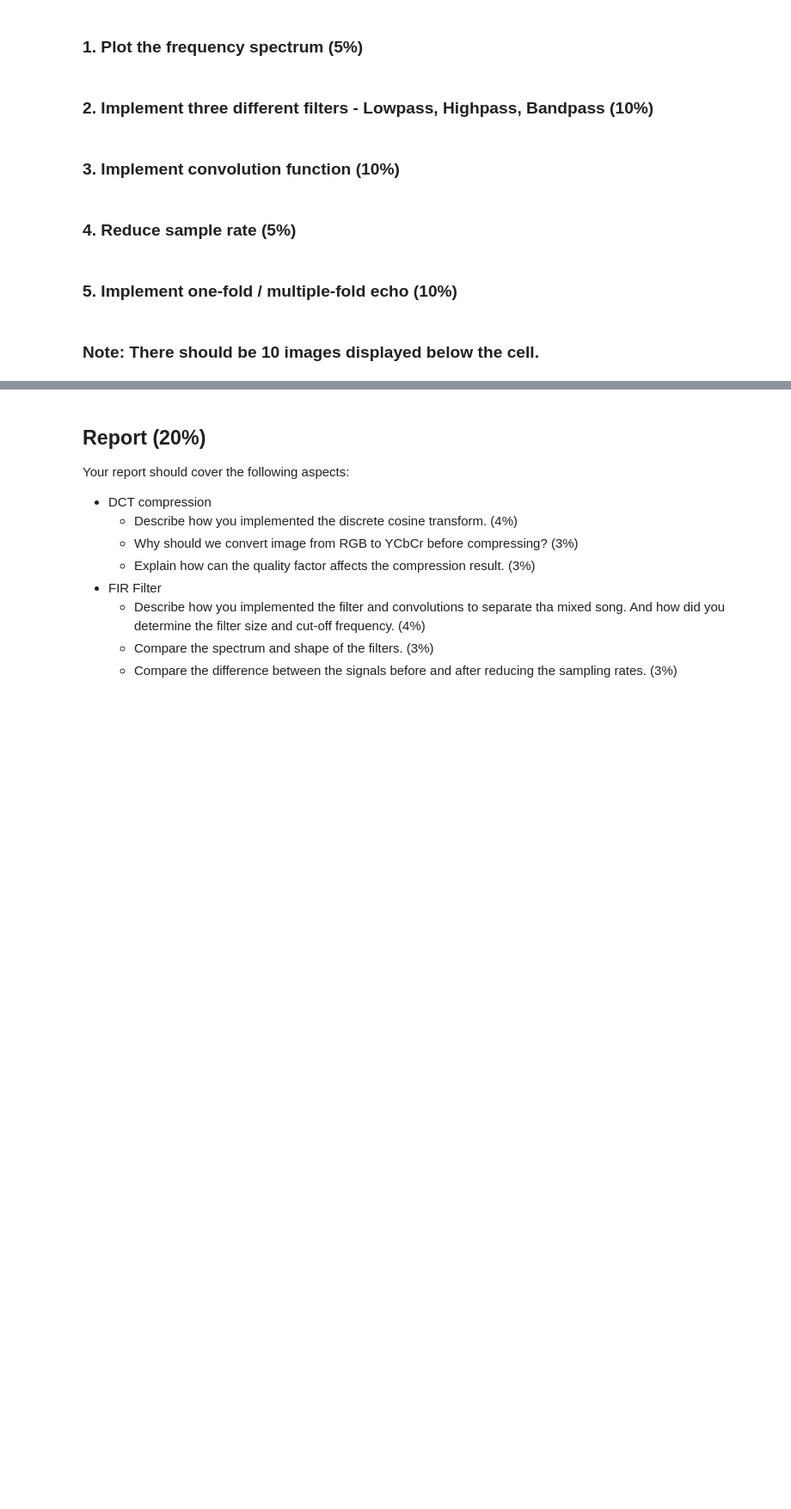
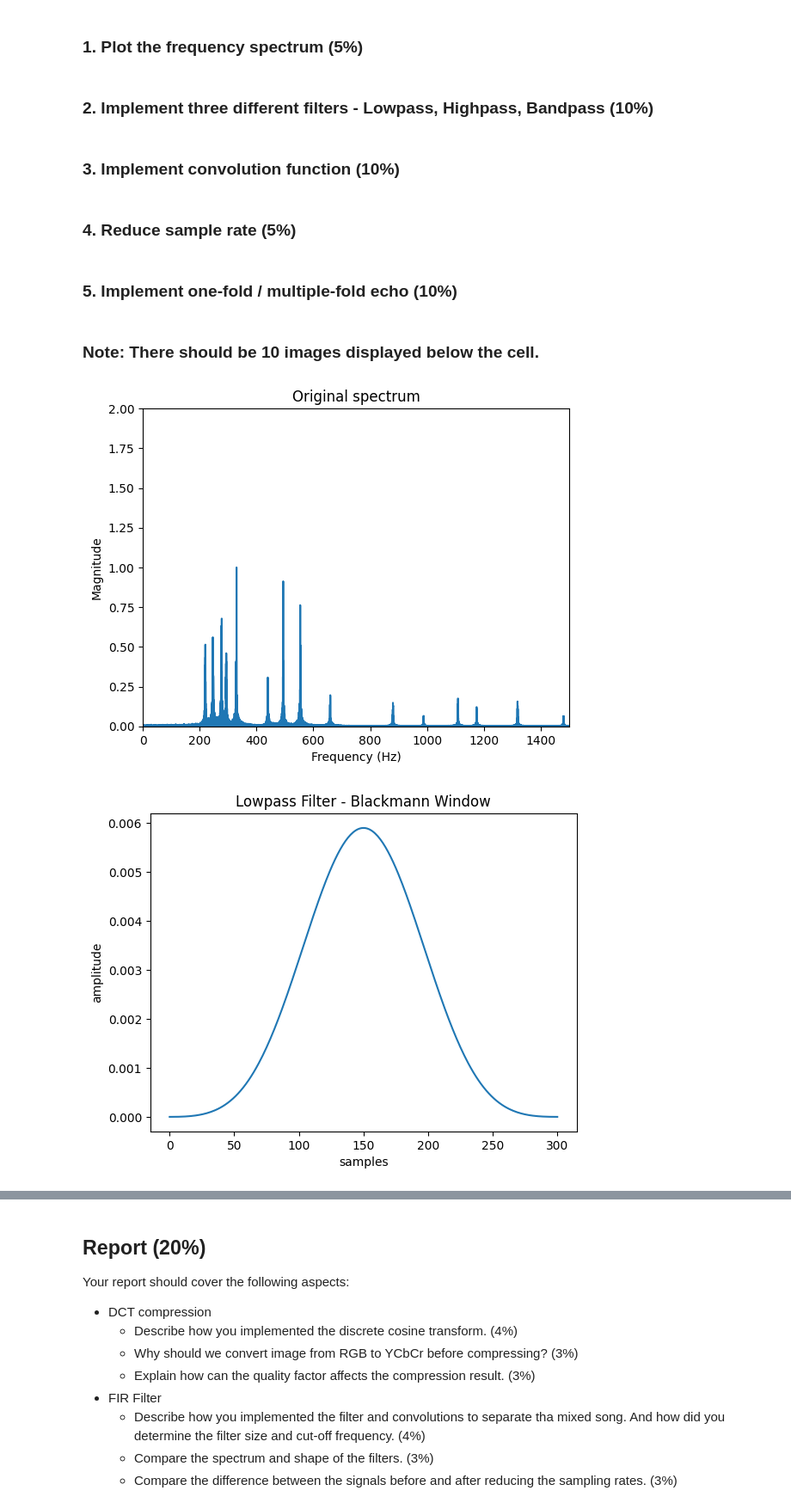
Before and after one commit to JustinShih0918/Multimedia, a Jupyter notebook: Homework_02/Homework_02.ipynb, the cells around one changed output, grey strips where cells are left out. Shown: that part at 86% size. Saved outputs shown, nothing was run; the diff lists cells and outputs as text; code cells hidden in the pictures; blank space fills up the shorter version.

```diff
--- a/Homework_02/Homework_02.ipynb
+++ b/Homework_02/Homework_02.ipynb
@@ -478,7 +530,15 @@ def down_sampling(signal, fs, new_fs):
         output_signal: down-sampled signal
     '''
     # [TODO]: Implement the down-sampling operation
+    # Calculate the new number of samples based on the ratio of sampling rates
+    new_length = int(len(signal) * (new_fs / fs))
 
+    # Create arrays for original and new sample positions
+    original_indices = np.arange(len(signal))
+    new_indices = np.linspace(0, len(signal) - 1, new_length)
+
+    # Use interpolation to calculate values at the new sample positions
+    signal = np.interp(new_indices, original_indices, signal)
     return signal
 # %% [markdown]
 ### 5. Implement one-fold / multiple-fold echo (10%)
@@ -500,15 +560,27 @@ def echo(signal_low, delay, alpha, fs):
     output_echo_one = np.zeros(input_len + D)
 
     #[TODO]: One-fold echo
+    # Copy the original signal to the output
+    output_echo_one[:input_len] = signal_low
+    output_echo_one[D:input_len+D] += alpha * signal_low
 
+    # For multiple-fold echo, allocate enough space for all echoes
+    max_echo = 3  # We have echoes with delays D, 2D, and 3D
+    output_echo_multiple = np.zeros(input_len + max_echo * D)
 
-    D = int(delay * fs)
-    input_len = len(signal_low)
-    output_echo_multiple = np.zeros(input_len + D)
+    # Add the original signal
+    output_echo_multiple[:input_len] = signal_low
 
-    #[TODO]: Multiple-fold echo
+    # Add multiple echoes with increasing delays
+    for i in range(1, max_echo + 1):
+        current_delay = D * i
+        current_alpha = alpha ** i
+        output_echo_multiple[current_delay:current_delay+input_len] += current_alpha * signal_low
 
+    # Trim the result to the expected size if needed
+    output_echo_multiple = output_echo_multiple[:input_len + D]
 
+    # Convert to float32
     output_echo_one = output_echo_one.astype(np.float32)
     output_echo_multiple = output_echo_multiple.astype(np.float32)
 
@@ -523,10 +595,10 @@ fs, data = wavfile.read('HW2_Mix.wav')
 plot_spectrum(data, "Original spectrum", fs, [0, 1500], [0, 2])
 
 # [TODO]: determine the cutoff frequency and window size
-fc_low =
-fc_high =
-fc_band = np.array([XXX, xxx])
-filter_size =
+fc_low = 130
+fc_high = 950
+fc_band = np.array([400, 650])
+filter_size = 301
 
 # Generate filter with Blackmann window - Lowpass, Highpass, Bandpass
 lowpass_blackmann_filter = filter_generator(fs, fc_low, 'Lowpass', 'Blackmann', filter_size)
@@ -544,30 +616,33 @@ plot_spectrum(highpass_blackmann_filter, "Highpass Filter Spectrum - Blackmann W
 plot_spectrum(bandpass_blackmann_filter, "Bandpass Filter Spectrum - Blackmann Window", fs, [0, 1500], [0, 2])
 
 # Convolve the input signal with different filters
 signal_low = convolve(data, lowpass_blackmann_filter, filter_size)
 signal_high = convolve(data, highpass_blackmann_filter, filter_size)
 signal_band = convolve(data, bandpass_blackmann_filter, filter_size)
 plot_spectrum(signal_low, "Lowpass signal - Blackmann Window", fs, [0, 1500], [0, 2])
 plot_spectrum(signal_high, "Highpass signal - Blackmann Window", fs, [0, 1500], [0, 2])
 plot_spectrum(signal_band, "Bandpass signal - Blackmann Window", fs, [0, 1500], [0, 2])
 
 # save audio
 wavfile.write(f"Low_pass_{fc_low}.wav", fs, signal_low)
 wavfile.write(f"High_pass_{fc_high}.wav", fs, signal_high)
 wavfile.write(f"Band_pass_{fc_band[0]}_{fc_band[1]}.wav", fs, signal_band)
 
 # Reduce sample rate
 new_fs = 2000
 signal_low_ds = down_sampling(signal_low, fs, new_fs)
 signal_high_ds = down_sampling(signal_high, fs, new_fs)
 signal_band_ds = down_sampling(signal_band, fs, new_fs)
 
 # You can also try setting 'new_fs' as 'fs' to see what happens.
 wavfile.write(f"Low_pass_{fc_low}_2khz.wav", new_fs, signal_low_ds)
 wavfile.write(f"High_pass_{fc_high}_2khz.wav", new_fs, signal_high_ds)
 wavfile.write(f"Band_pass_{fc_band[0]}_{fc_band[1]}_2khz.wav", new_fs, signal_band_ds)
 
 # Generate echo
 echo_one , echo_multiple = echo(signal_low, 1, 0.5, fs)
 wavfile.write('Echo_one.wav', fs, echo_one)
 wavfile.write("Echo_multiple.wav", fs, echo_multiple)
+# %% [output]
+[figure, added]
+[figure, added]
```
Also changed, not shown: parts of 5 cells of this notebook.
